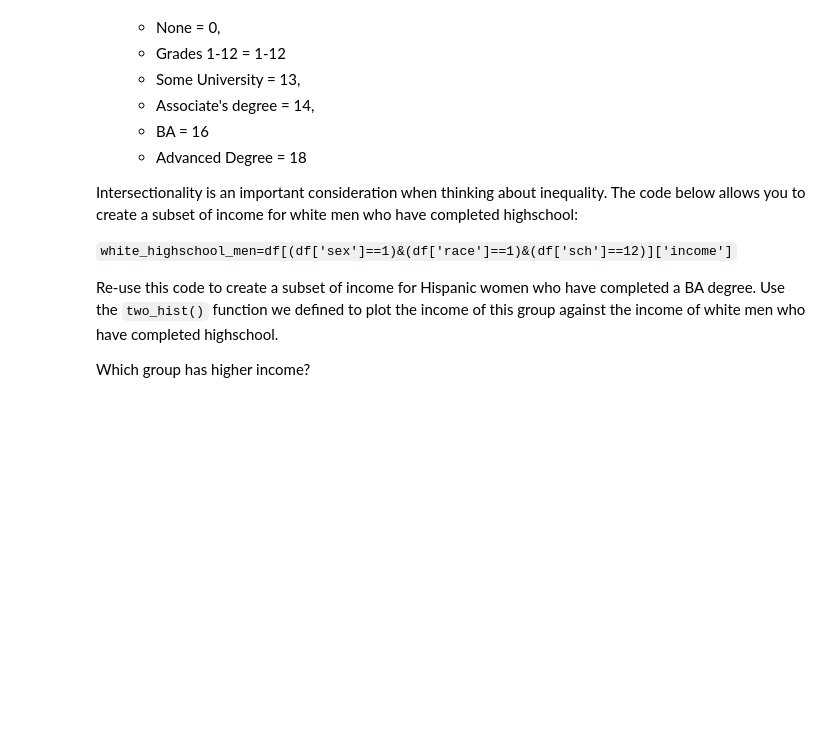
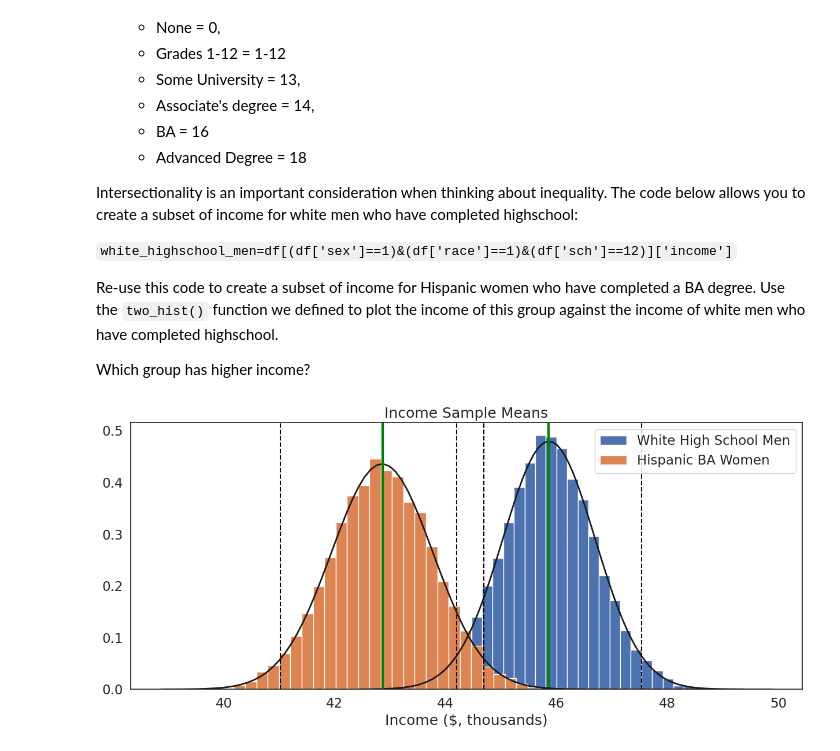
Before and after one commit to jaoshang/QM2, a Jupyter notebook: notebooks/W05. Distributions and Basic Statistics.ipynb, the cells around one changed output. Drawn from its saved outputs; the diff is of its cells as text; code cells hidden in the pictures; blank space fills up the shorter version.

```diff
--- a/notebooks/W05. Distributions and Basic Statistics.ipynb
+++ b/notebooks/W05. Distributions and Basic Statistics.ipynb
@@ -641,6 +647,8 @@ Re-use this code to create a subset of income for Hispanic women who have comple
 Which group has higher income?
 # %%
 white_highschool_men=df[(df['sex']==1)&(df['race']==1)&(df['sch']==12)]['income']
-hispanic_BA_women=
+hispanic_BA_women=df[(df['sex']==2)&(df['race']==3)&(df['sch']==16)]['income']
 
-two_hist()
+two_hist([white_highschool_men,hispanic_BA_women],['White High School Men','Hispanic BA Women'],'Income ($, thousands)', "Income Sample Means")
+# %% [output]
+[figure, added]
```
Also changed, not shown: parts of 3 cells of this notebook.
